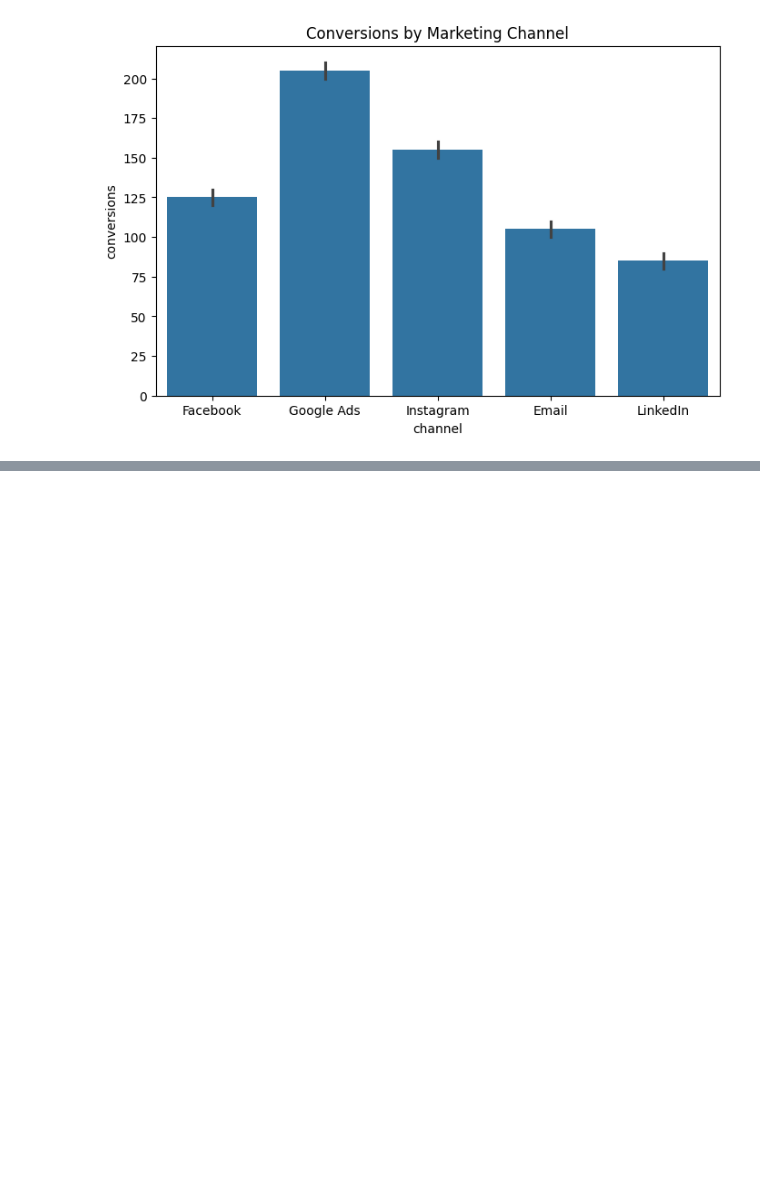
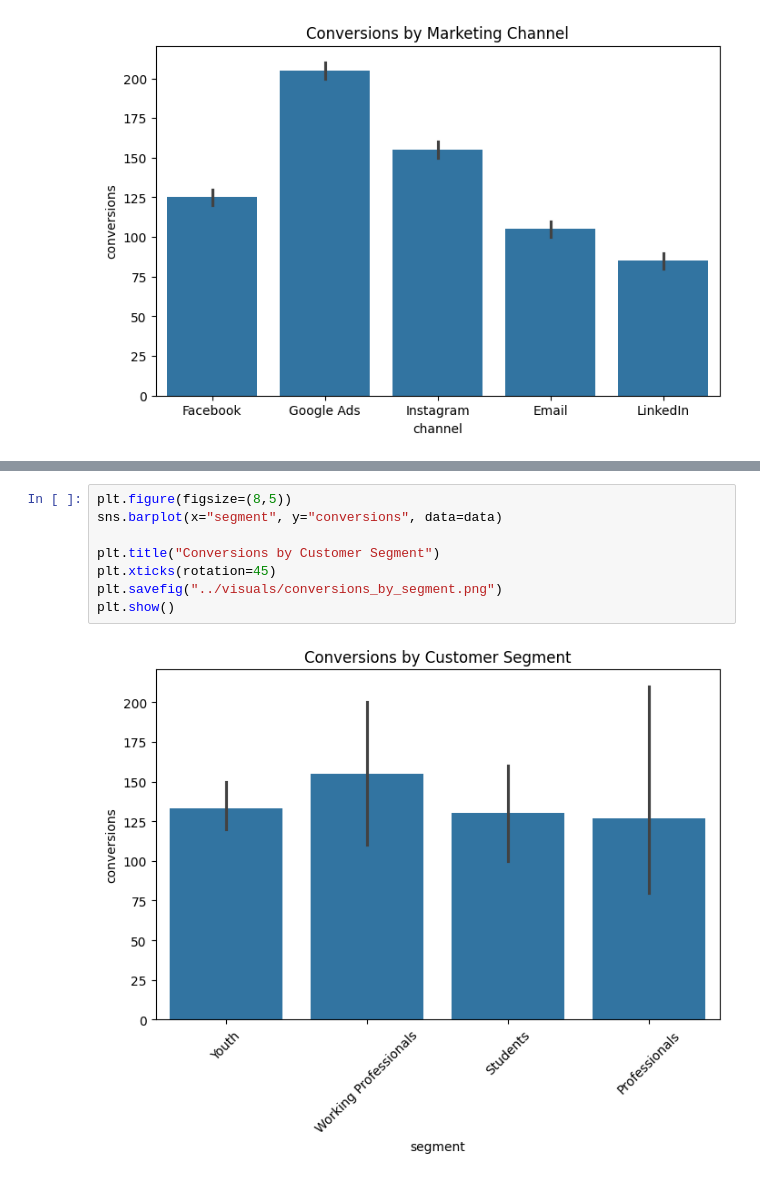
Before and after one commit to Yaswanth-23/marketing-campaign-analytics, a Jupyter notebook: notebooks/campaign_analysis.ipynb, the cells around one changed output, grey strips where cells are left out. Drawn from its saved outputs; the diff is of its cells as text; blank space fills up the shorter version.

```diff
--- a/notebooks/campaign_analysis.ipynb
+++ b/notebooks/campaign_analysis.ipynb
@@ -75,0 +142,10 @@ plt.show()
+# %%
+plt.figure(figsize=(8,5))
+sns.barplot(x="segment", y="conversions", data=data)
+
+plt.title("Conversions by Customer Segment")
+plt.xticks(rotation=45)
+plt.savefig("../visuals/conversions_by_segment.png")
+plt.show()
+# %% [output]
+[figure, added]
```
Also changed, not shown: parts of 8 cells of this notebook, 4 other files.
